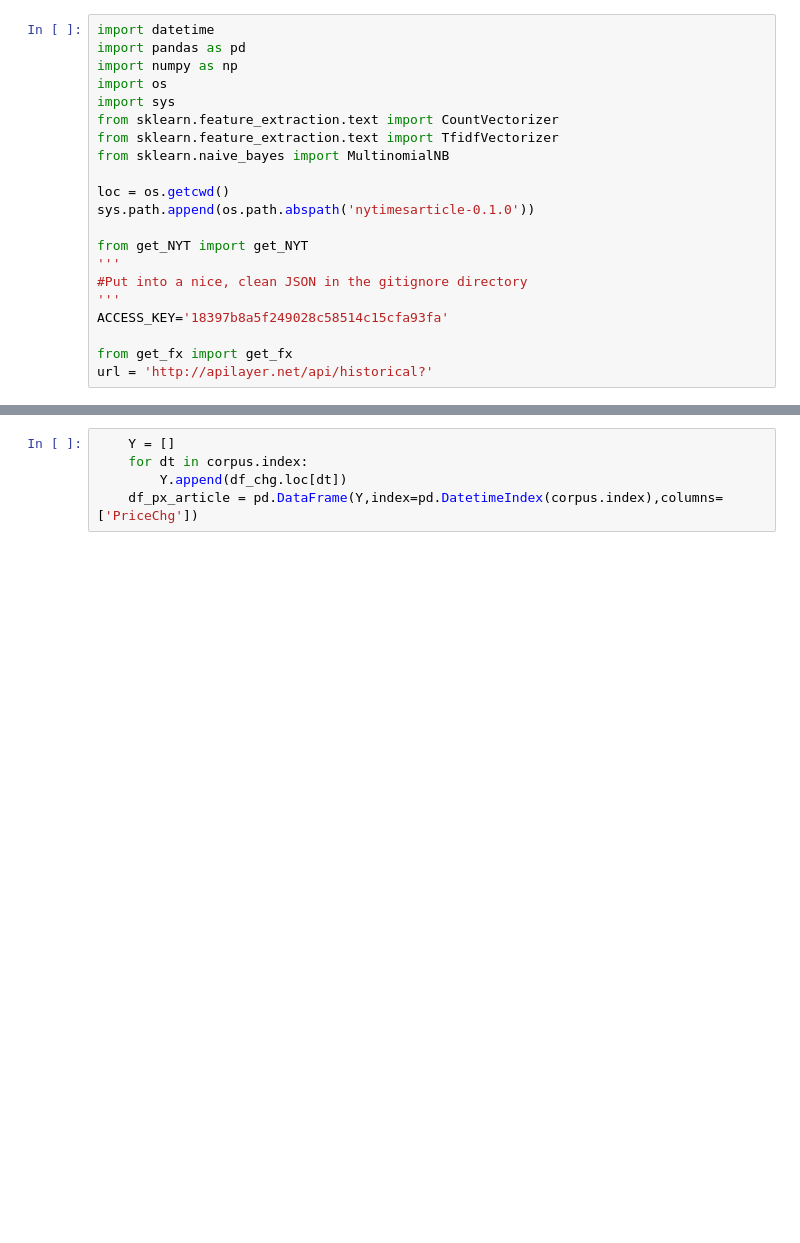
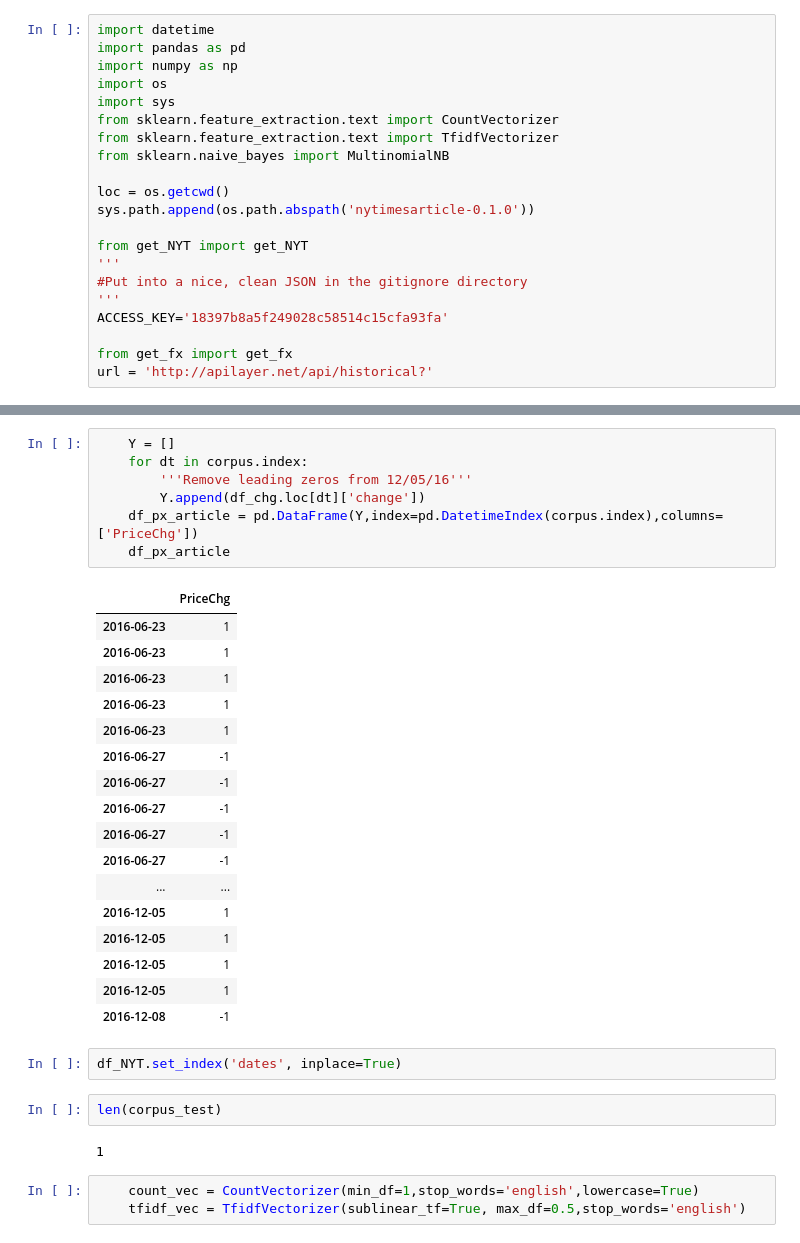
Before and after one commit to cjl2183/FX_NLP, a Jupyter notebook: Predict_FX.ipynb, the cells around one changed output, grey strips where cells are left out. Saved outputs shown, nothing was run; the diff lists cells and outputs as text; blank space fills up the shorter version.

Commit message:
TFIDF

```diff
--- a/Predict_FX.ipynb
+++ b/Predict_FX.ipynb
@@ -102,7 +177,36 @@ number of articles today: 3
 # %%
     Y = []
     for dt in corpus.index:
-        Y.append(df_chg.loc[dt])
+        '''Remove leading zeros from 12/05/16'''
+        Y.append(df_chg.loc[dt]['change'])
     df_px_article = pd.DataFrame(Y,index=pd.DatetimeIndex(corpus.index),columns=['PriceChg'])
+    df_px_article
+# %% [output]
+|  | PriceChg |
+| 2016-06-23 | 1 |
+| 2016-06-23 | 1 |
+| 2016-06-23 | 1 |
+| 2016-06-23 | 1 |
+| 2016-06-23 | 1 |
+| 2016-06-27 | -1 |
+| 2016-06-27 | -1 |
+| 2016-06-27 | -1 |
+| 2016-06-27 | -1 |
+| 2016-06-27 | -1 |
+| ... | ... |
+| 2016-12-05 | 1 |
+| 2016-12-05 | 1 |
+| 2016-12-05 | 1 |
+| 2016-12-05 | 1 |
+| 2016-12-08 | -1 |
+# %%
+df_NYT.set_index('dates', inplace=True)
+# %%
+len(corpus_test)
+# %% [output]
+1
+# %%
+    count_vec = CountVectorizer(min_df=1,stop_words='english',lowercase=True)
+    tfidf_vec = TfidfVectorizer(sublinear_tf=True, max_df=0.5,stop_words='english')
 # %%
     corpus_test = df_NYT.loc[ind_test]['content']
```
Also changed, not shown: parts of 29 cells of this notebook.
